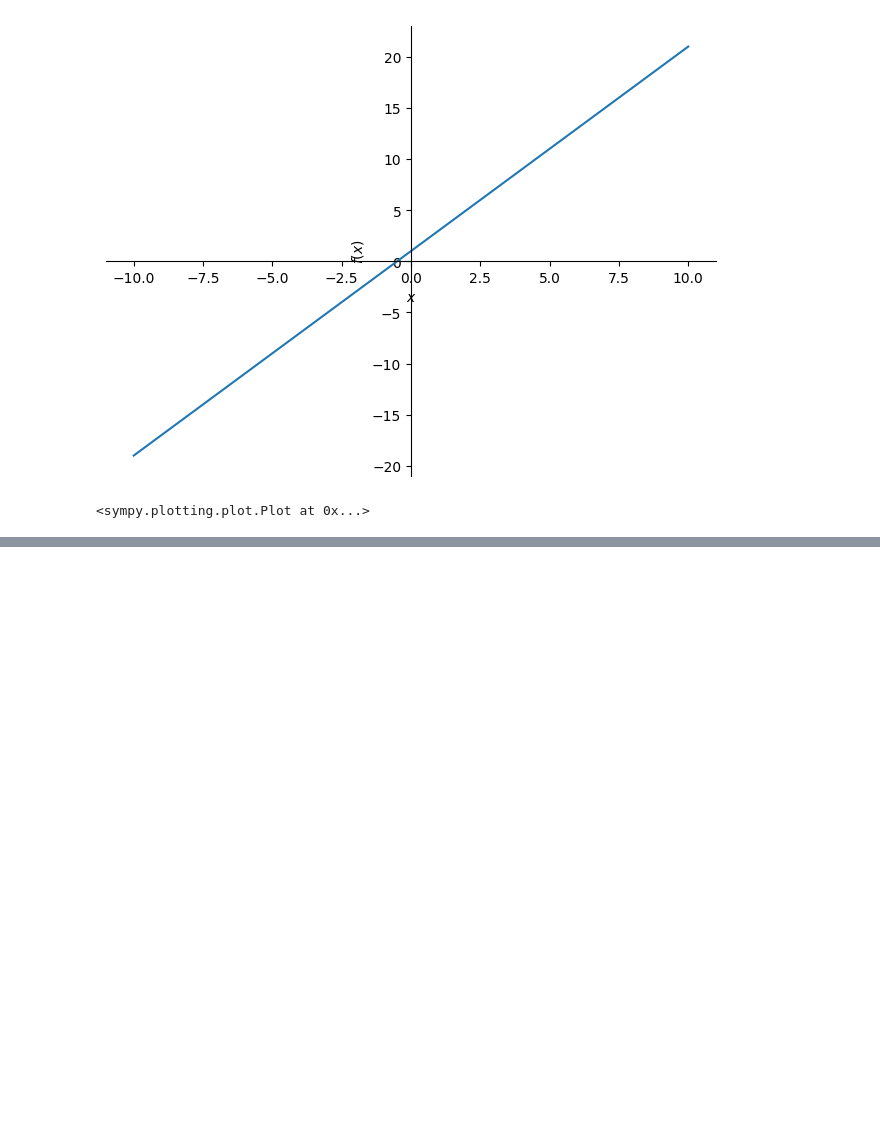
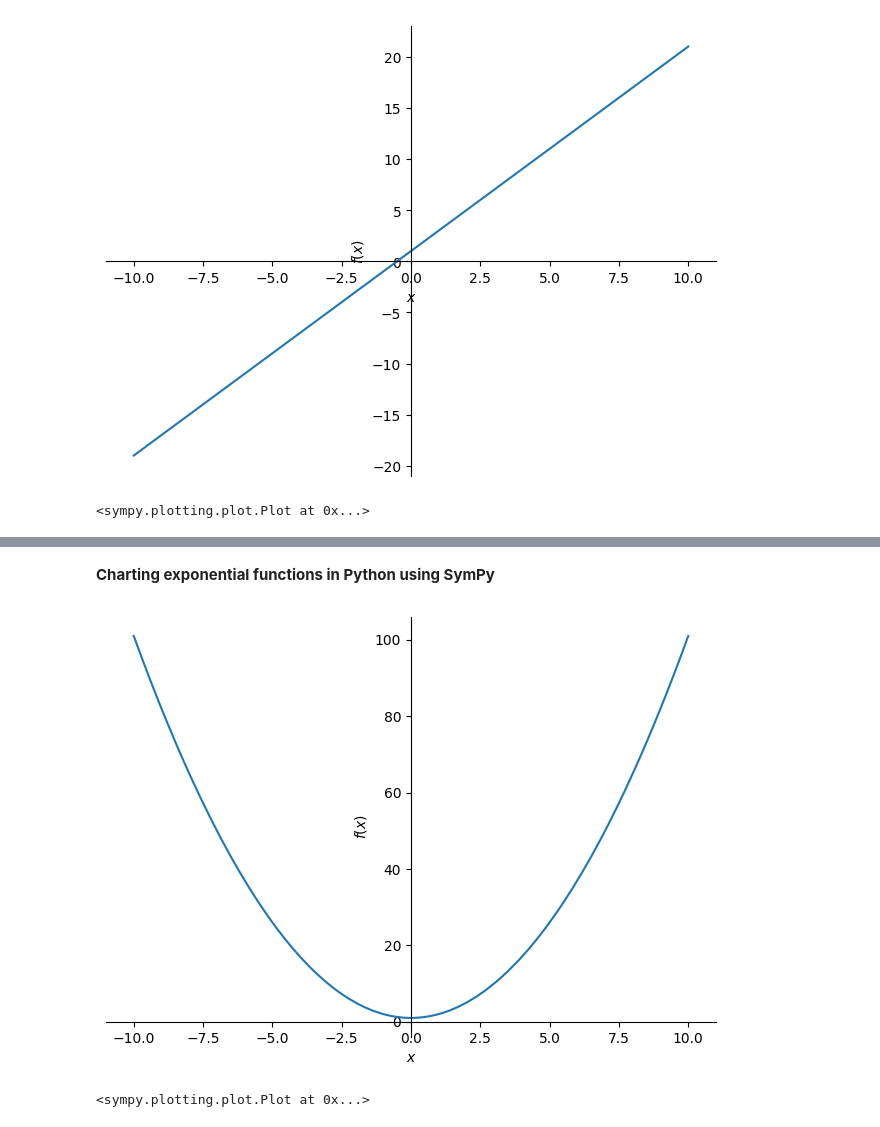
Before and after one commit to RheedWhan/Essential_Math_for_DS, a Jupyter notebook: Essential_Math_for_Data_Science.ipynb, the cells around one changed output, grey strips where cells are left out. Cells and saved outputs as stored; diff of their text form; code cells hidden in the pictures; blank space fills up the shorter version.

```diff
--- a/Essential_Math_for_Data_Science.ipynb
+++ b/Essential_Math_for_Data_Science.ipynb
@@ -27,0 +57,12 @@ plot(y)
+# %% [markdown]
+**Charting exponential functions in Python using SymPy**
+# %%
+from sympy import *
+
+x = symbols('x')
+y = x**2 + 1
+
+plot(y)
+# %% [output]
+[figure, added]
+<sympy.plotting.plot.Plot at 0x...>
```
Also changed, not shown: parts of 8 cells of this notebook.
